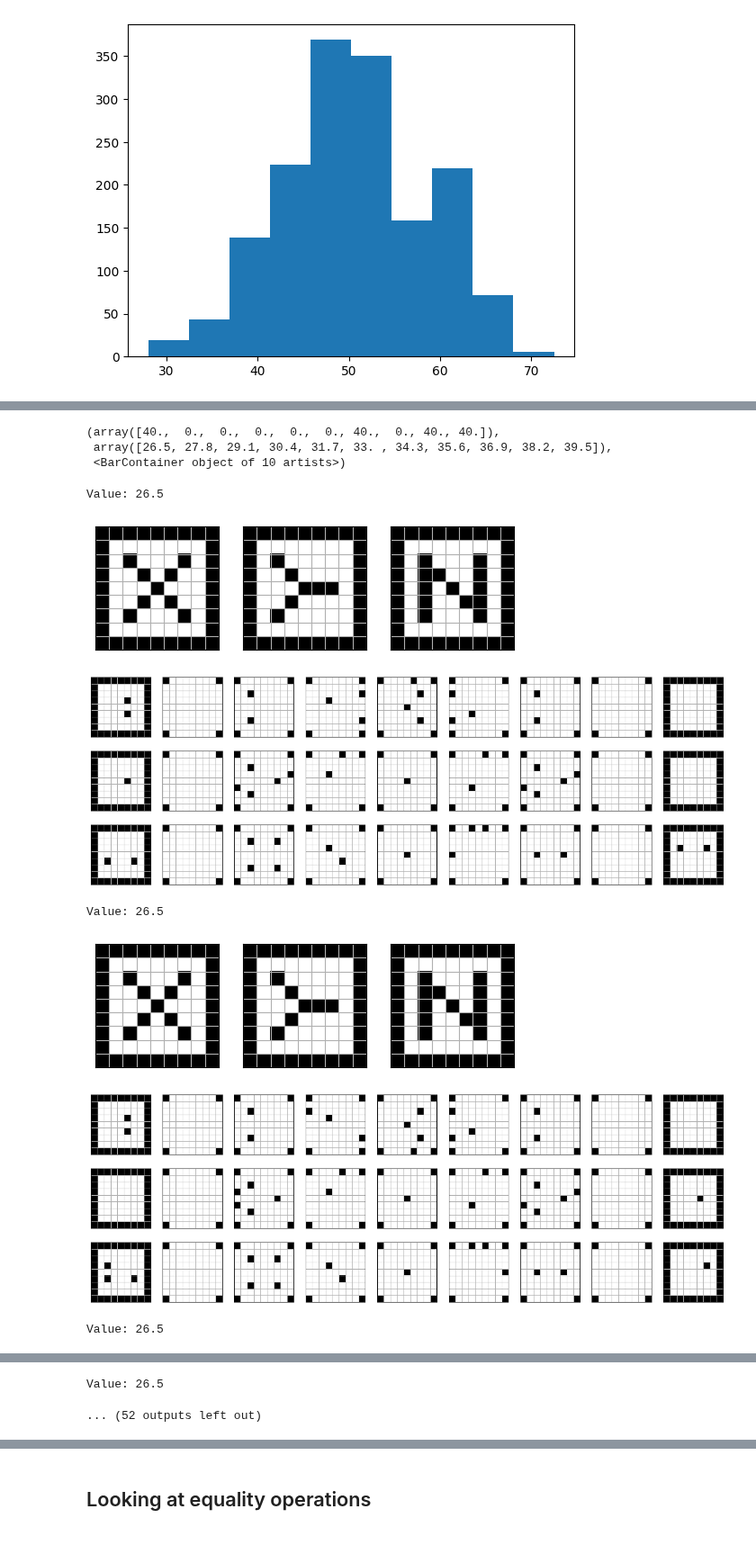
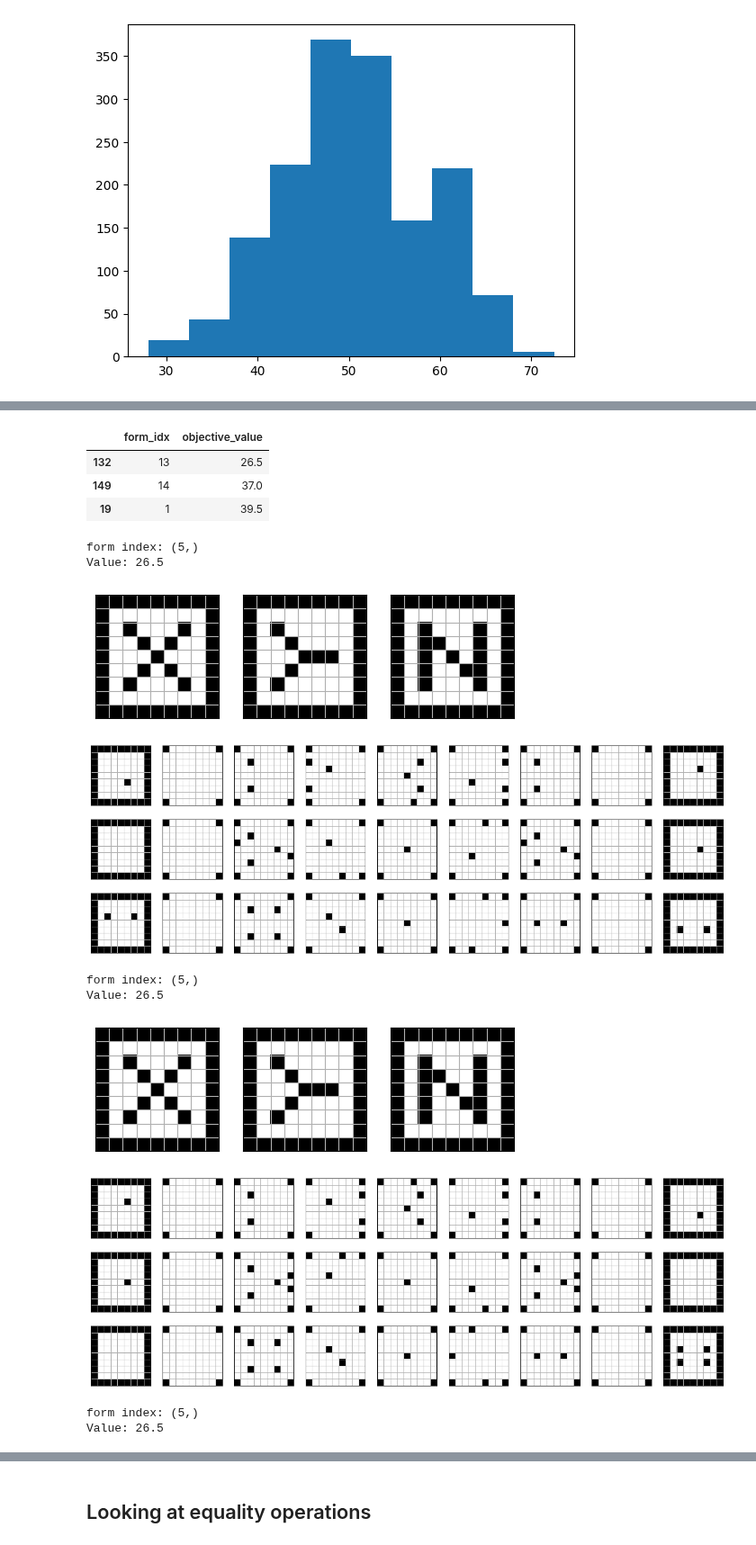
Before and after one commit to pfrstg/voxart, a Jupyter notebook: notebooks/dev.ipynb, the cells around one changed output, grey strips where cells are left out. Shown at 90% size. Drawn from its saved outputs; the diff is of its cells as text; code cells hidden in the pictures.

Commit message:
Add labels to SearchResults

```diff
--- a/notebooks/dev.ipynb
+++ b/notebooks/dev.ipynb
@@ -259,40 +259,47 @@ Wall time: 10.9 s
 # %%
 %%time
 base_design = test_goal.create_base_design()
 masks = voxart.Masks(base_design.size)
 print("Starting objective value:", voxart.objective_value(base_design, masks))
-results = voxart.search(test_goal, "random_face_first", 10, 20)
-display(plt.hist(results.all_objective_values()))
-for design in results.best():
+results = voxart.search(test_goal, "random_face_first", 10, 3)
+df_results = results.all_objective_values(["form_idx"])
+display(df_results.sample(3))
+plt.hist(df_results["objective_value"])
+for label, design in results.best():
+    print("form index:", label)
     print("Value:", voxart.objective_value(design, masks))
     display(design.projections_fig())
     display(design.slices_fig())
 # %% [output]
 Starting objective value: 153.0
 Starting goal form 0
 Starting goal form 1
 Starting goal form 2
 Starting goal form 3
 Starting goal form 4
 Starting goal form 5
 Starting goal form 6
 Starting goal form 7
 Starting goal form 8
 Starting goal form 9
 Starting goal form 10
 Starting goal form 11
 Starting goal form 12
 Starting goal form 13
 Starting goal form 14
 Starting goal form 15
+|  | form_idx | objective_value |
+| 132 | 13 | 26.5 |
+| 149 | 14 | 37.0 |
+| 19 | 1 | 39.5 |
-(array([40.,  0.,  0.,  0.,  0.,  0., 40.,  0., 40., 40.]),
- array([26.5, 27.8, 29.1, 30.4, 31.7, 33. , 34.3, 35.6, 36.9, 38.2, 39.5]),
- <BarContainer object of 10 artists>)
+form index: (5,)
+Value: 26.5
-Value: 26.5
 [figure]
-[figure, old version]
+[figure, new version]
-Value: 26.5
+form index: (5,)
+Value: 26.5
 [figure]
-[figure, old version]
+[figure, new version]
-Value: 26.5
+form index: (5,)
+Value: 26.5
 [figure]
@@ -300,2 +306,0 @@ Value: 26.5
-Value: 26.5
-... (52 outputs left out)
```
Also changed, not shown: parts of 1 cell of this notebook, 3 other files.
